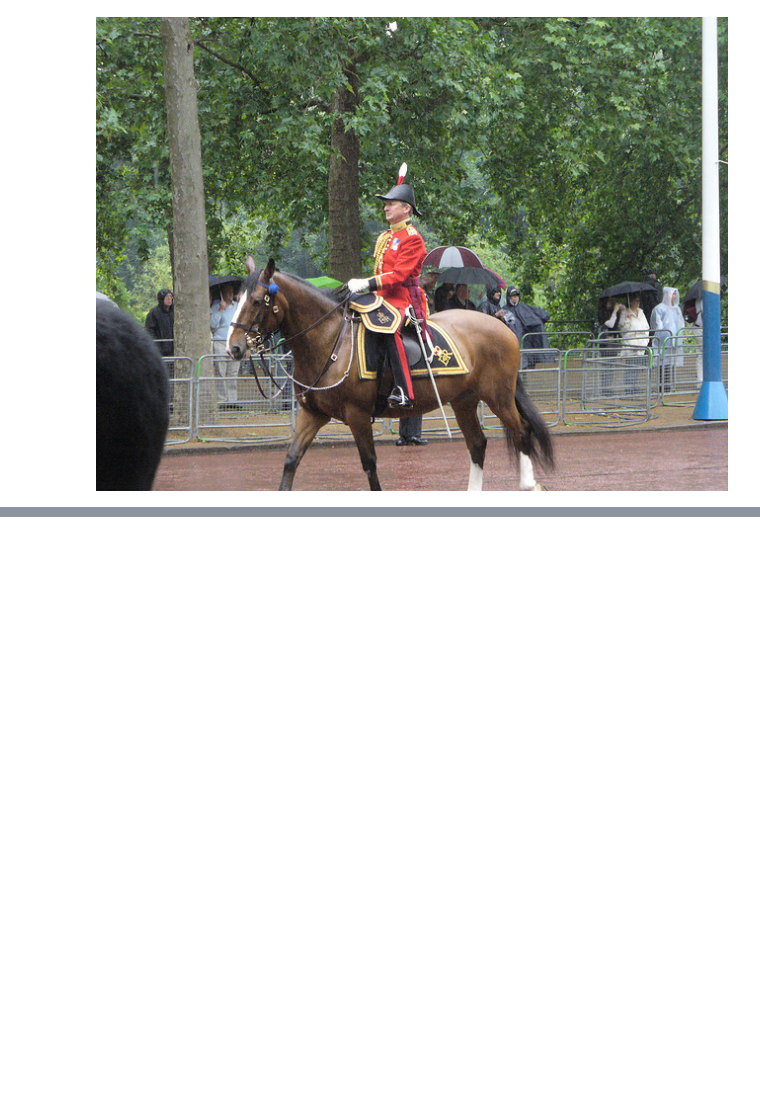
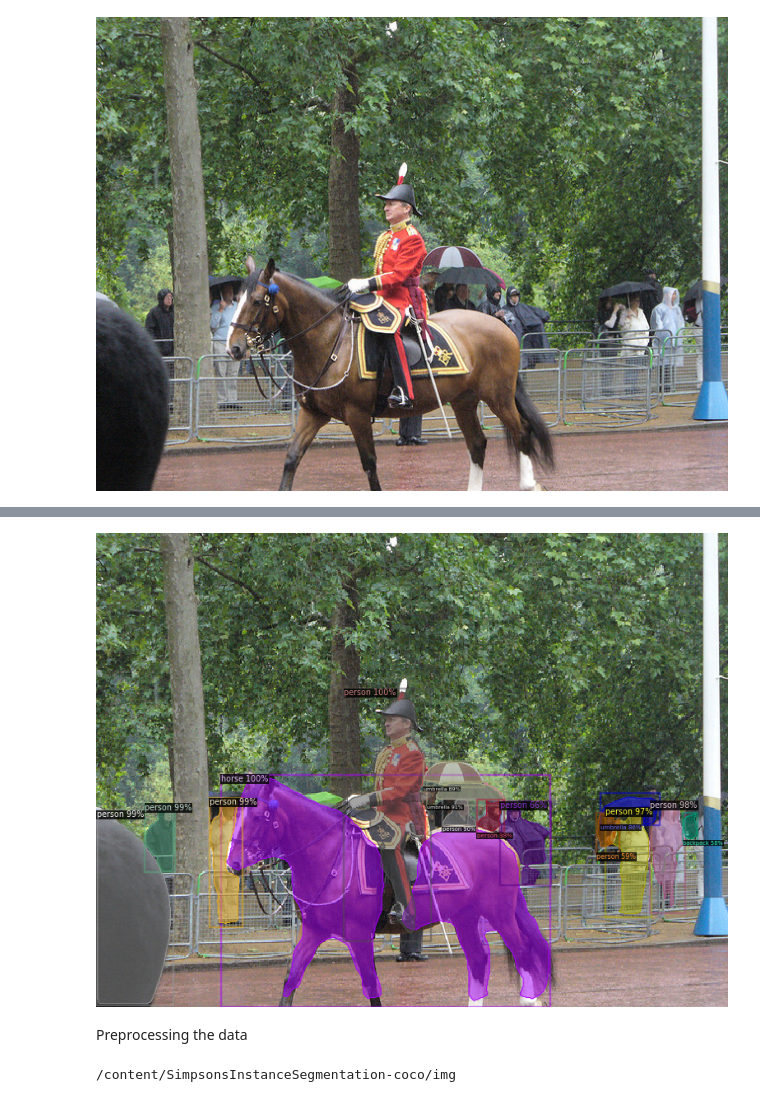
Before and after one commit to AnupamaRajkumar/AppliedDeepLearning, a Jupyter notebook: MultiObjectDetectionSegmentation.ipynb, the cells around one changed output, grey strips where cells are left out. Cells and saved outputs as stored; diff of their text form; code cells hidden in the pictures; blank space fills up the shorter version.

```diff
--- a/MultiObjectDetectionSegmentation.ipynb
+++ b/MultiObjectDetectionSegmentation.ipynb
@@ -79,3 +71,12 @@ im = cv2.imread("./input.jpg")
 cv2_imshow(im)
 # %% [output]
 [figure]
+# %%
+cfg = get_cfg()
+# add project-specific config (e.g., TensorMask) here if you're not running a model in detectron2's core library
+cfg.merge_from_file(model_zoo.get_config_file("COCO-InstanceSegmentation/mask_rcnn_R_50_FPN_3x.yaml"))
+cfg.MODEL.ROI_HEADS.SCORE_THRESH_TEST = 0.5  # set threshold for this model
+# Find a model from detectron2's model zoo. You can use the https://dl.fbaipublicfiles... url as well
+cfg.MODEL.WEIGHTS = model_zoo.get_checkpoint_url("COCO-InstanceSegmentation/mask_rcnn_R_50_FPN_3x.yaml")
+predictor = DefaultPredictor(cfg)
+outputs = predictor(im)
@@ -81,0 +109,16 @@ cv2_imshow(im)
+# %%
+# We can use `Visualizer` to draw the predictions on the image.
+v = Visualizer(im[:, :, ::-1], MetadataCatalog.get(cfg.DATASETS.TRAIN[0]), scale=1.2)
+out = v.draw_instance_predictions(outputs["instances"].to("cpu"))
+cv2_imshow(out.get_image()[:, :, ::-1])
+# %% [output]
+[figure, added]
+# %% [markdown]
+Preprocessing the data
+# %%
+#in the dataset filenames, replace '\' with '/'
+trainPath = '/content/SimpsonsInstanceSegmentation-coco/img'
+os.chdir(trainPath)
+print(os.getcwd())
+# %% [output]
+/content/SimpsonsInstanceSegmentation-coco/img
```
Also changed, not shown: parts of 10 cells of this notebook.
